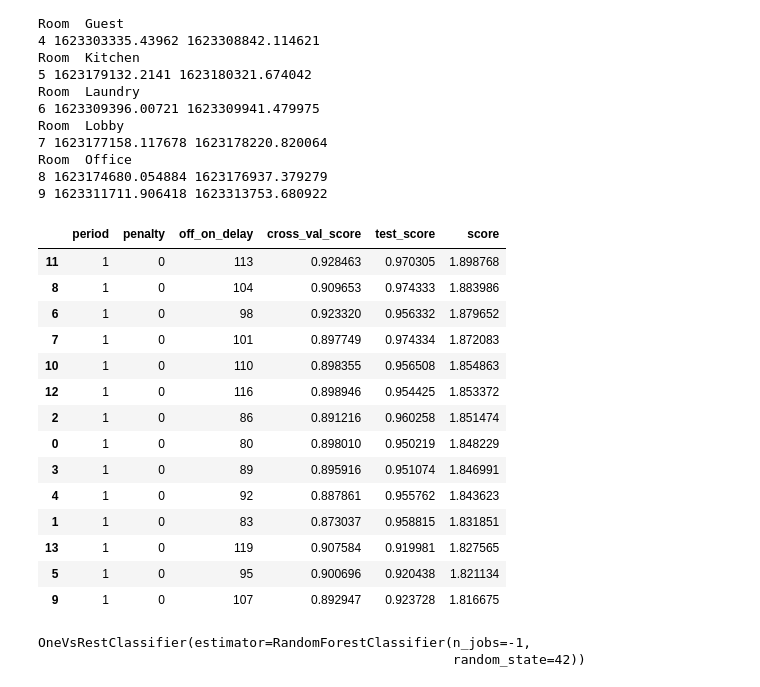
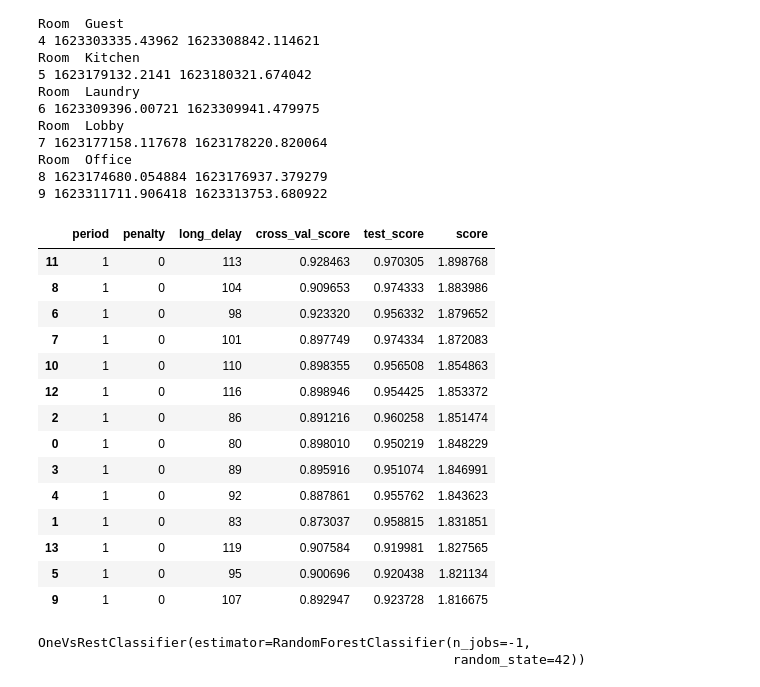
Before and after one commit to presence-solutions/mqtt-room-presence, a Jupyter notebook: research/research-2.ipynb, the cells around one changed output. Drawn from its saved outputs; the diff is of its cells as text; code cells hidden in the pictures.

```diff
--- a/research/research-2.ipynb
+++ b/research/research-2.ipynb
@@ -218,14 +218,14 @@ signals_df[['rssi', 'delay', 'rssi_bin']][signals_df['delay'] > 0].groupby('rssi
 4. Некоторая комбинация из способов выше
 # %%
 class HeratbeatGenerator:
-    def __init__(self, scanners=None, kalman=None, penalty=None, off_on_delay=None) -> None:
+    def __init__(self, scanners=None, kalman=None, penalty=None, long_delay=None) -> None:
         scanners = scanners or []
         self.values = dict(zip(scanners, [-100] * len(scanners)))
         self.delay = dict(zip(scanners, [0] * len(scanners)))
         self.last_time = dict(zip(scanners, [0] * len(scanners)))
         self.appeared = dict(zip(scanners, [False] * len(scanners)))
         self.penalty = penalty
-        self.off_on_delay = off_on_delay
+        self.long_delay = long_delay
         self.filters = {} if kalman is not None else None
         self.kalman = kalman
 
@@ -260,9 +260,9 @@ class HeratbeatGenerator:
                 if self.kalman and scanner in self.filters and scanner in self.values:
                     self.filters[scanner].filter(self.values[scanner])
 
-        if self.off_on_delay is not None and self.off_on_delay > 0:
+        if self.long_delay is not None and self.long_delay > 0:
             for scanner in silent_scanners:
-                if self.delay[scanner] >= self.off_on_delay and self.values[scanner] > -100:
+                if self.delay[scanner] >= self.long_delay and self.values[scanner] > -100:
                     self.values[scanner] = -100
                 if self.kalman and scanner in self.filters and scanner in self.values:
                     self.filters[scanner].filter(self.values[scanner])
@@ -279,7 +279,7 @@ class DelayFeatureHeratbeatGenerator(HeratbeatGenerator):
             result['{}_delay'.format(scanner)] = self.delay[scanner]
         return result
 
-def generate_heartbeats(period=10, gen='simple', kalman_R=None, kalman_Q=None, penalty=None, off_on_delay=None, skip_first=30):
+def generate_heartbeats(period=10, gen='simple', kalman_R=None, kalman_Q=None, penalty=None, long_delay=None, skip_first=30):
     data = []
     kalman = (kalman_R, kalman_Q) if kalman_R is not None and kalman_Q is not None else None
     scanners = list(signals_df['scanner'].value_counts().index)
@@ -290,7 +290,7 @@ def generate_heartbeats(period=10, gen='simple', kalman_R=None, kalman_Q=None, p
 
     for room in signals_df['room'].cat.categories:
         print('Room ', room)
-        generator = generators[gen](scanners, kalman=kalman, penalty=penalty, off_on_delay=off_on_delay)
+        generator = generators[gen](scanners, kalman=kalman, penalty=penalty, long_delay=long_delay)
         room_mask = signals_df['room'] == room
         room_sessions = signals_df.loc[room_mask]['training_session'].value_counts()
         to_skip = skip_first
@@ -407,8 +407,8 @@ testing_results = []
 
 for period in [1]:
     for penalty in [0]:
-        for off_on_delay in [113]:
-            heartbeats_df = generate_heartbeats(period=period, penalty=penalty, off_on_delay=off_on_delay)
+        for long_delay in [113]:
+            heartbeats_df = generate_heartbeats(period=period, penalty=penalty, long_delay=long_delay)
             heartbeats_target = heartbeats_df.room.values
             heartbeats_data = heartbeats_df.iloc[:, :-1]
             X_train, X_test, y_train, y_test = model_selection.train_test_split(heartbeats_data, heartbeats_target,
@@ -424,7 +424,7 @@ for period in [1]:
             testing_results.append({
                 'period': period,
                 'penalty': penalty,
-                'off_on_delay': off_on_delay,
+                'long_delay': long_delay,
                 'cross_val_score': cross_val_score,
                 'test_score': test_score,
             })
@@ -448,11 +448,11 @@ Room  Office
 # %%
 testing_results_df = pd.DataFrame(testing_results)
 testing_results_df['cross_val_score'] = testing_results_df['cross_val_score'].apply(lambda x: x.mean())
 testing_results_df['score'] = testing_results_df['cross_val_score'] + testing_results_df['test_score']
 testing_results_df.sort_values(by='score', ascending=False, inplace=True)
-testing_results_df[(testing_results_df['penalty'] > 0) | (testing_results_df['off_on_delay'] > 0)].head(20)
+testing_results_df[(testing_results_df['penalty'] > 0) | (testing_results_df['long_delay'] > 0)].head(20)
 # %% [output]
-|  | period | penalty | off_on_delay | cross_val_score | test_score | score |
+|  | period | penalty | long_delay | cross_val_score | test_score | score |
 | 11 | 1 | 0 | 113 | 0.928463 | 0.970305 | 1.898768 |
 | 8 | 1 | 0 | 104 | 0.909653 | 0.974333 | 1.883986 |
 | 6 | 1 | 0 | 98 | 0.923320 | 0.956332 | 1.879652 |
```
Also changed, not shown: 8 other files.
